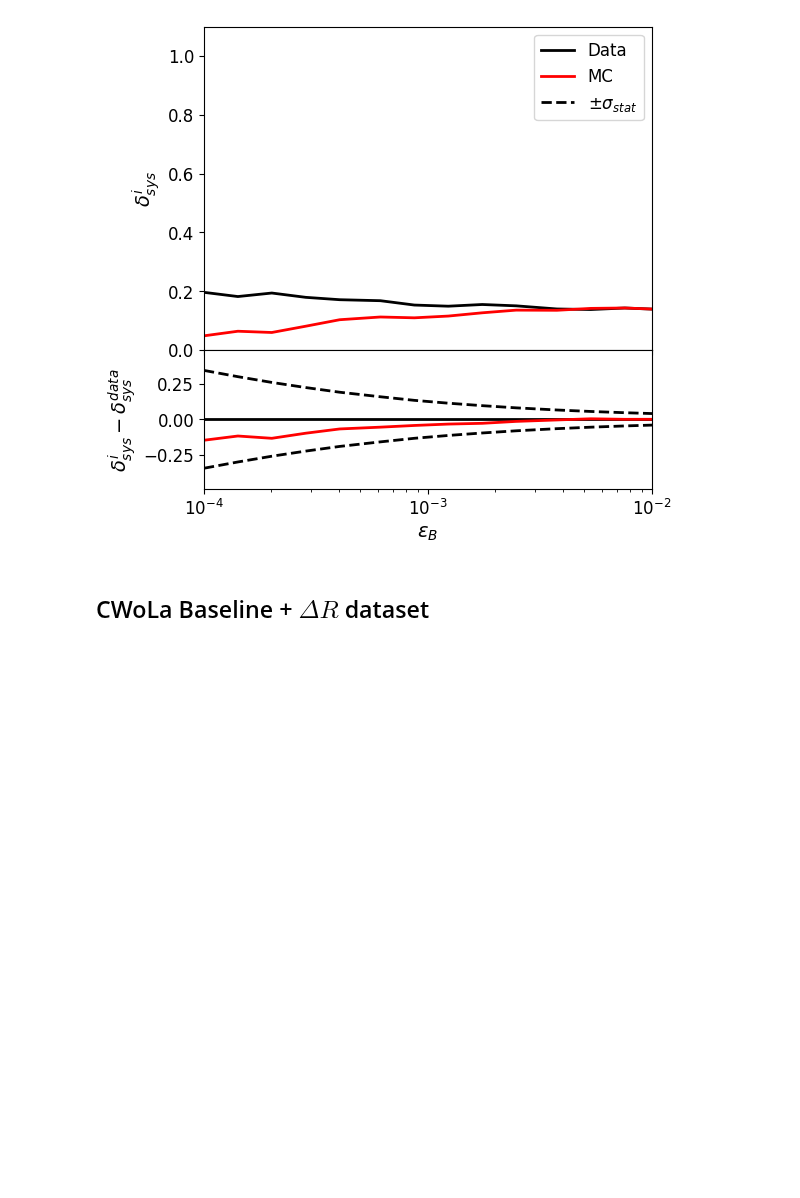
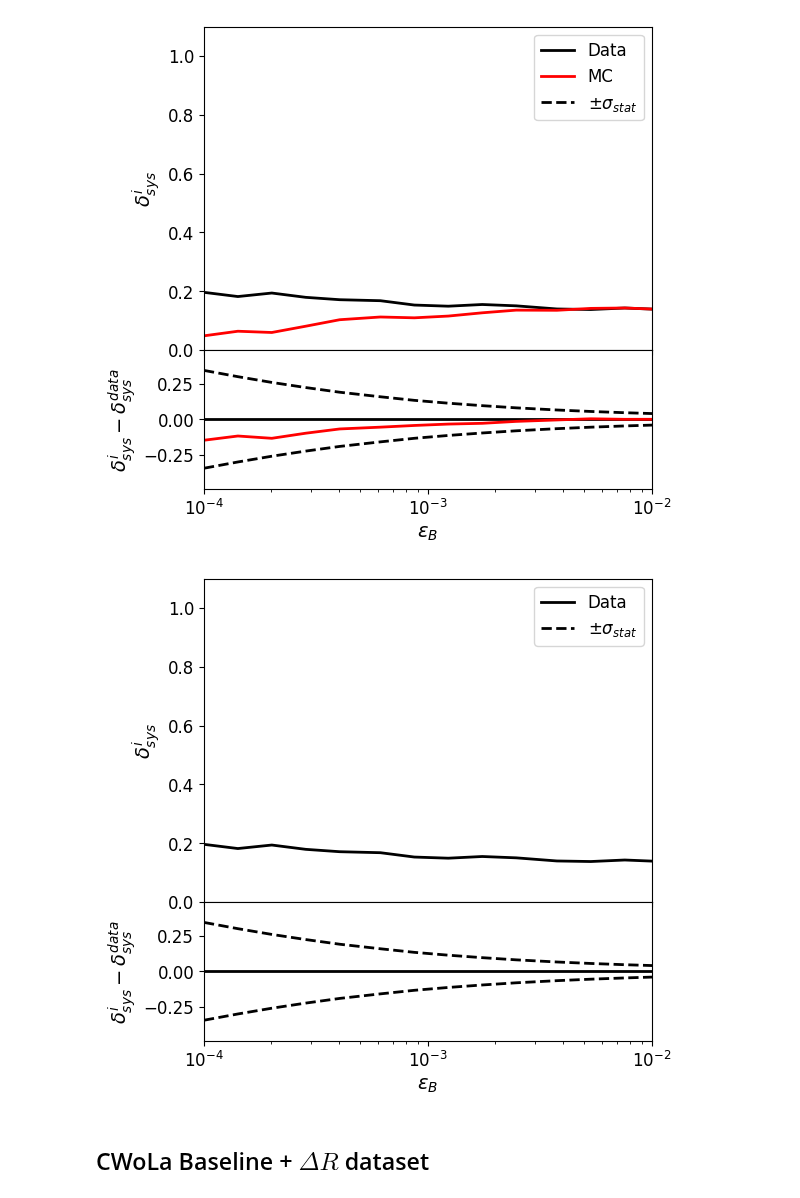
Before and after one commit to mariehein/bumphunt_paper, a Jupyter notebook: delta_sys_plotting.ipynb, the cells around one changed output. Saved outputs shown, nothing was run; the diff lists cells and outputs as text; code cells hidden in the pictures; blank space fills up the shorter version.

```diff
--- a/delta_sys_plotting.ipynb
+++ b/delta_sys_plotting.ipynb
@@ -135,6 +135,20 @@ deltasys_plot(ax, perc, delta, data, "MC", color_MC)
 plot_end("cwola_baseline")
 # %% [output]
 [figure]
+# %%
+folder = general_directory+"cwola_without/"
+data = np.mean(np.load(folder+"Rsys_epsB.npy"), axis=(1,2))[inds]
+stat = np.mean(np.load(folder+"stat.npy"), axis=(1,2))[inds]
+folder = general_directory+"cwola_herwig_without_2/"
+delta = np.mean(np.load(folder+"Rsys_epsB.npy"), axis=(1,2))[inds]
+
+fig, ax = plot_start()
+sigma_stat_plot(ax, perc, stat)
+deltasys_plot(ax, perc, data, data, "Data", color_data, plot_res=False)
+#deltasys_plot(ax, perc, delta, data, "MC", color_MC)
+plot_end("cwola_baseline_just_data")
+# %% [output]
+[figure, added]
 # %% [markdown]
 ## CWoLa Baseline + $\Delta R$ dataset
 # %%
```
Also changed, not shown: 1 other file.
